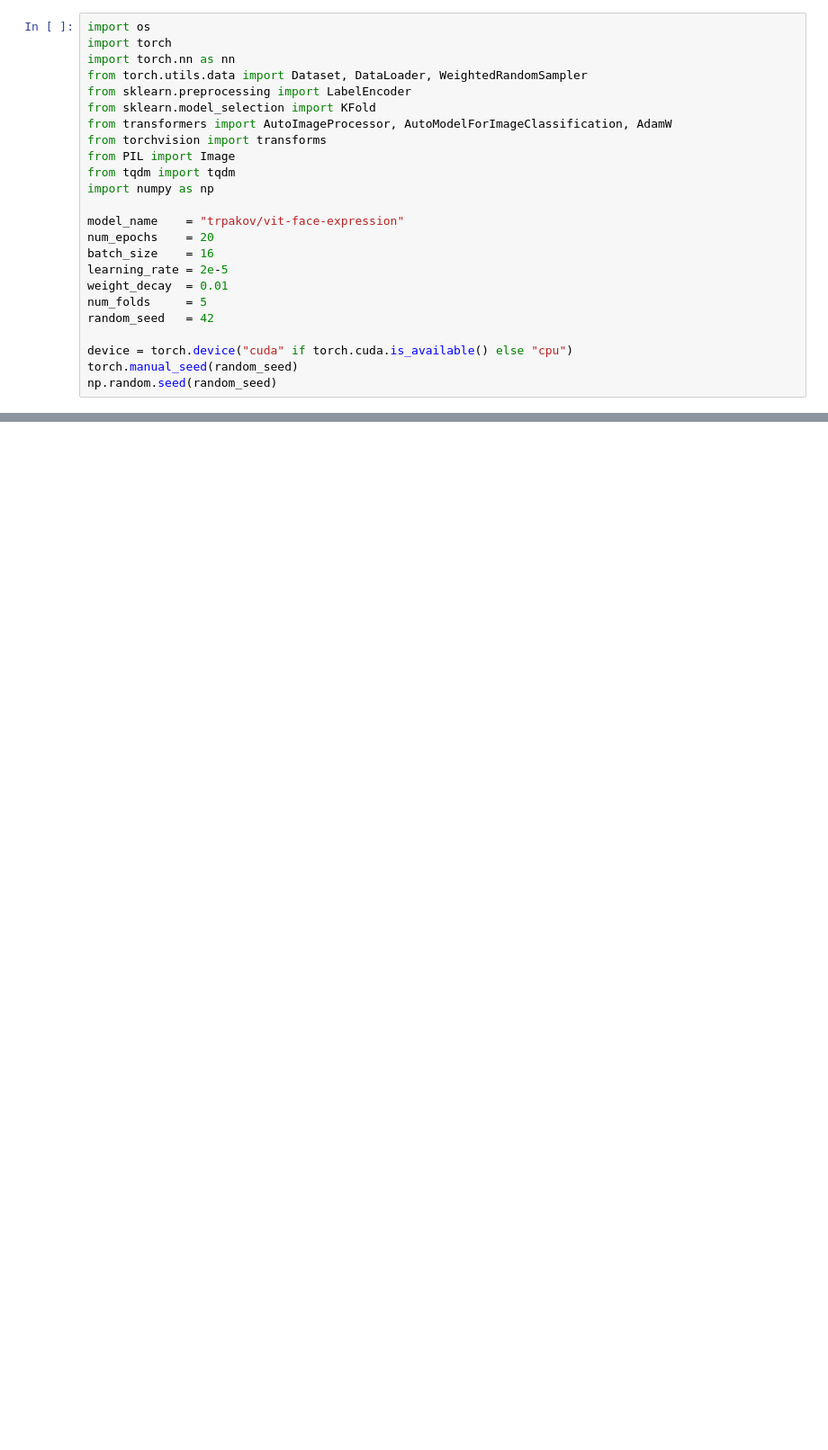
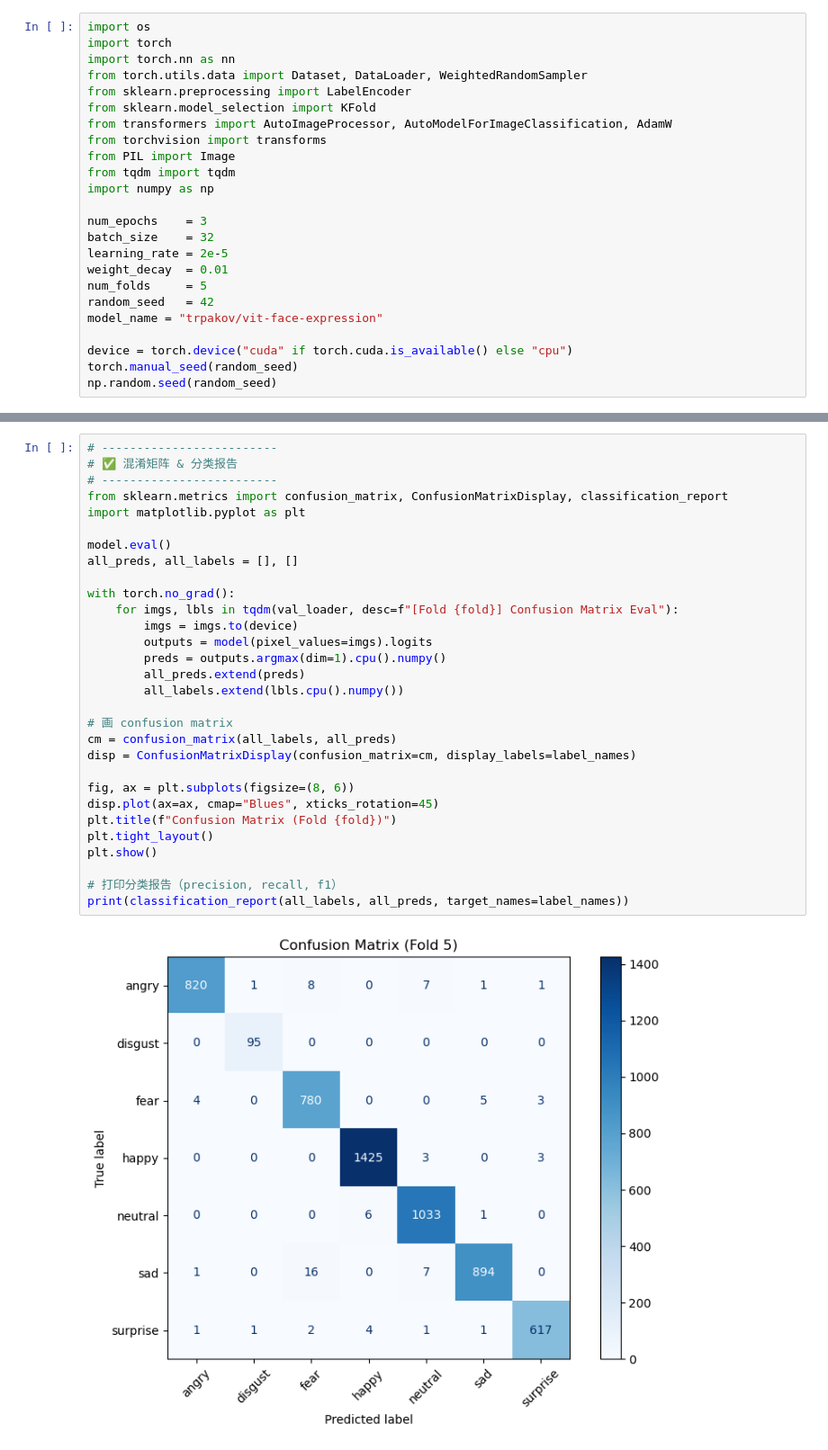
Before and after one commit to Mo119m/-Real-Time-Facial-Emotion-Recognition, a Jupyter notebook: code/improvement_transfer.ipynb, the cells around one changed output, grey strips where cells are left out. Shown at 90% size. Saved outputs shown, nothing was run; the diff lists cells and outputs as text; blank space fills up the shorter version.

```diff
--- a/code/improvement_transfer.ipynb
+++ b/code/improvement_transfer.ipynb
@@ -11,13 +11,13 @@ from PIL import Image
 from tqdm import tqdm
 import numpy as np
 
-model_name    = "trpakov/vit-face-expression"
-num_epochs    = 20
-batch_size    = 16
+num_epochs    = 3
+batch_size    = 32
 learning_rate = 2e-5
 weight_decay  = 0.01
 num_folds     = 5
 random_seed   = 42
+model_name = "trpakov/vit-face-expression"
 
 device = torch.device("cuda" if torch.cuda.is_available() else "cpu")
 torch.manual_seed(random_seed)
@@ -203,0 +201,32 @@ for train_idx, val_idx in kf.split(train_paths):
+# %%
+# -------------------------
+# ✅ 混淆矩阵 & 分类报告
+# -------------------------
+from sklearn.metrics import confusion_matrix, ConfusionMatrixDisplay, classification_report
+import matplotlib.pyplot as plt
+
+model.eval()
+all_preds, all_labels = [], []
+
+with torch.no_grad():
+    for imgs, lbls in tqdm(val_loader, desc=f"[Fold {fold}] Confusion Matrix Eval"):
+        imgs = imgs.to(device)
+        outputs = model(pixel_values=imgs).logits
+        preds = outputs.argmax(dim=1).cpu().numpy()
+        all_preds.extend(preds)
+        all_labels.extend(lbls.cpu().numpy())
+
+# 画 confusion matrix
+cm = confusion_matrix(all_labels, all_preds)
+disp = ConfusionMatrixDisplay(confusion_matrix=cm, display_labels=label_names)
+
+fig, ax = plt.subplots(figsize=(8, 6))
+disp.plot(ax=ax, cmap="Blues", xticks_rotation=45)
+plt.title(f"Confusion Matrix (Fold {fold})")
+plt.tight_layout()
+plt.show()
+
+# 打印分类报告（precision, recall, f1）
+print(classification_report(all_labels, all_preds, target_names=label_names))
+# %% [output]
+[figure, added]
```
Also changed, not shown: parts of 4 cells of this notebook, 8 other files.
